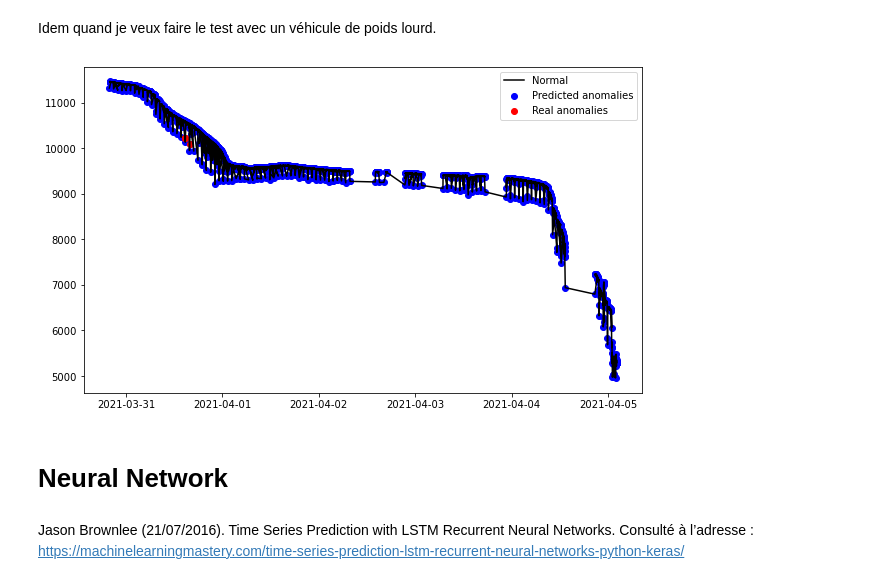
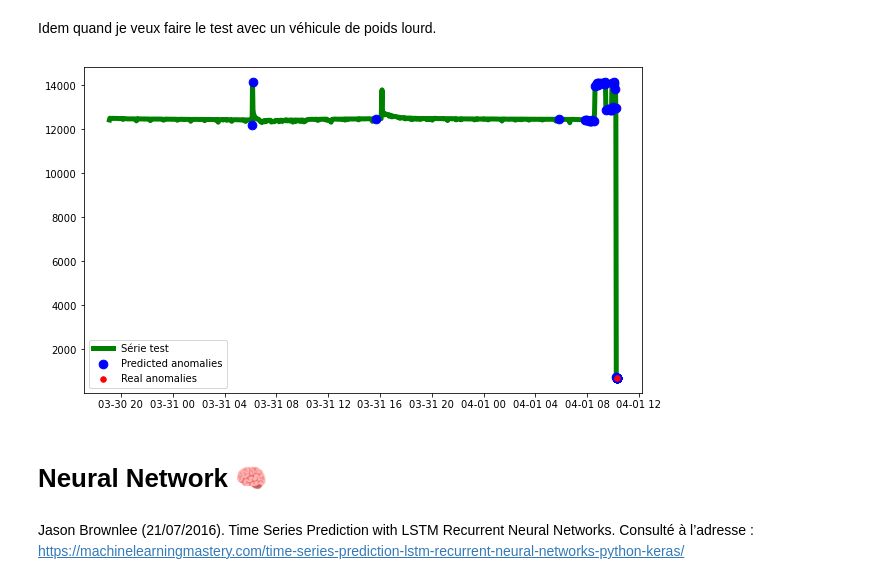
Before and after one commit to ariraja/Anomaly_Detection, a Jupyter notebook: Benchmark.ipynb, the cells around one changed output. Cells and saved outputs as stored; diff of their text form; code cells hidden in the pictures.

```diff
--- a/Benchmark.ipynb
+++ b/Benchmark.ipynb
@@ -149,7 +151,8 @@ Name: value, Length: 103, dtype: float64
 alert_df['time']=pd.to_datetime(alert_df['time'])
 # %%
 if df_test['harshAccelerationSettingType'].unique() ==  'lightTruck' :
-    alert_test = alert_df.loc[alert_df.name == 'PF-51443'] #anomalies réelles du test poids léger
+    #alert_test = alert_df.loc[alert_df.name == 'PF-51443'] #anomalies réelles du test poids léger
+    alert_test=alert_df.loc[alert_df.name == 'PF-50129']
     alert_train = alert_df.loc[alert_df.name == 'PF-77174']#anomalies du train poids léger
 else :
     alert_test = alert_df.loc[alert_df.name == 'PF-85403'] #anomalies réelles du test poids lourd
@@ -158,12 +161,14 @@ else :
 ## Série temporelle
 # %%
 serie_train = df_train.set_index('dateTime')
-#resampled_train = serie_train.resample('1H').interpolate()
+#resampled_train = serie_train.resample('1H').mean().interpolate()
 resampled_train = serie_train.interpolate()
 resampled_train = resampled_train.reset_index()
+resampled_train=resampled_train.sort_values(by='dateTime')
 # %%
 serie_test = df_test.set_index('dateTime')
 #resampled_test = serie_test.resample('1H').mean().interpolate()
 resampled_test = serie_test.interpolate()
 resampled_test = resampled_test.reset_index()
+resampled_test=resampled_test.sort_values(by='dateTime')
 # %%
@@ -192,5 +197,5 @@ from sklearn.ensemble import IsolationForest
 train = pd.DataFrame({'normalized_value': resampled_train.normalized_value})
 test = pd.DataFrame({'normalized_value': resampled_test.normalized_value})
 # %%
-model = IsolationForest(contamination=float(0.01)).fit(train)
+model = IsolationForest(contamination='auto').fit(train)
 test['anomaly'] = pd.Series(model.predict(test))
@@ -255,15 +267,15 @@ Idem quand je veux faire le test avec un véhicule de poids lourd.
 # %%
 fig, ax = plt.subplots(figsize=(10,6))
 a = test.loc[test['anomaly'] == -1, ['normalized_value']] #anomaly
-ax.plot(test.index,  rs_inverse.inverse_transform(np.array(test['normalized_value']).reshape(-1, 1)), color='black', label = 'Normal')
-ax.scatter(a.index, rs_inverse.inverse_transform(np.array(a['normalized_value']).reshape(-1, 1)), color='blue', label = 'Predicted anomalies')
-ax.scatter(alert_test.time, alert_test['value'], color='red', label = 'Real anomalies')
+ax.plot(test.index,  rs_inverse.inverse_transform(np.array(test['normalized_value']).reshape(-1, 1)), color='green', label = 'Série test', zorder=0,linewidth=5.0)
+ax.scatter(a.index, rs_inverse.inverse_transform(np.array(a['normalized_value']).reshape(-1, 1)), color='blue', label = 'Predicted anomalies',zorder=1,s=75)
+ax.scatter(alert_test.time, alert_test['value'], color='red', label = 'Real anomalies',zorder=1,s=30)
 plt.legend()
 plt.show();
 # %% [output]
-[figure, old version]
+[figure, new version]
 # %% [markdown]
-# Neural Network
+# Neural Network 🧠
 # %% [markdown]
 Jason Brownlee (21/07/2016). Time Series Prediction with LSTM Recurrent Neural Networks. Consulté à l’adresse : https://machinelearningmastery.com/time-series-prediction-lstm-recurrent-neural-networks-python-keras/
 # %%
```
Also changed, not shown: parts of 20 cells of this notebook, 2 other files.
